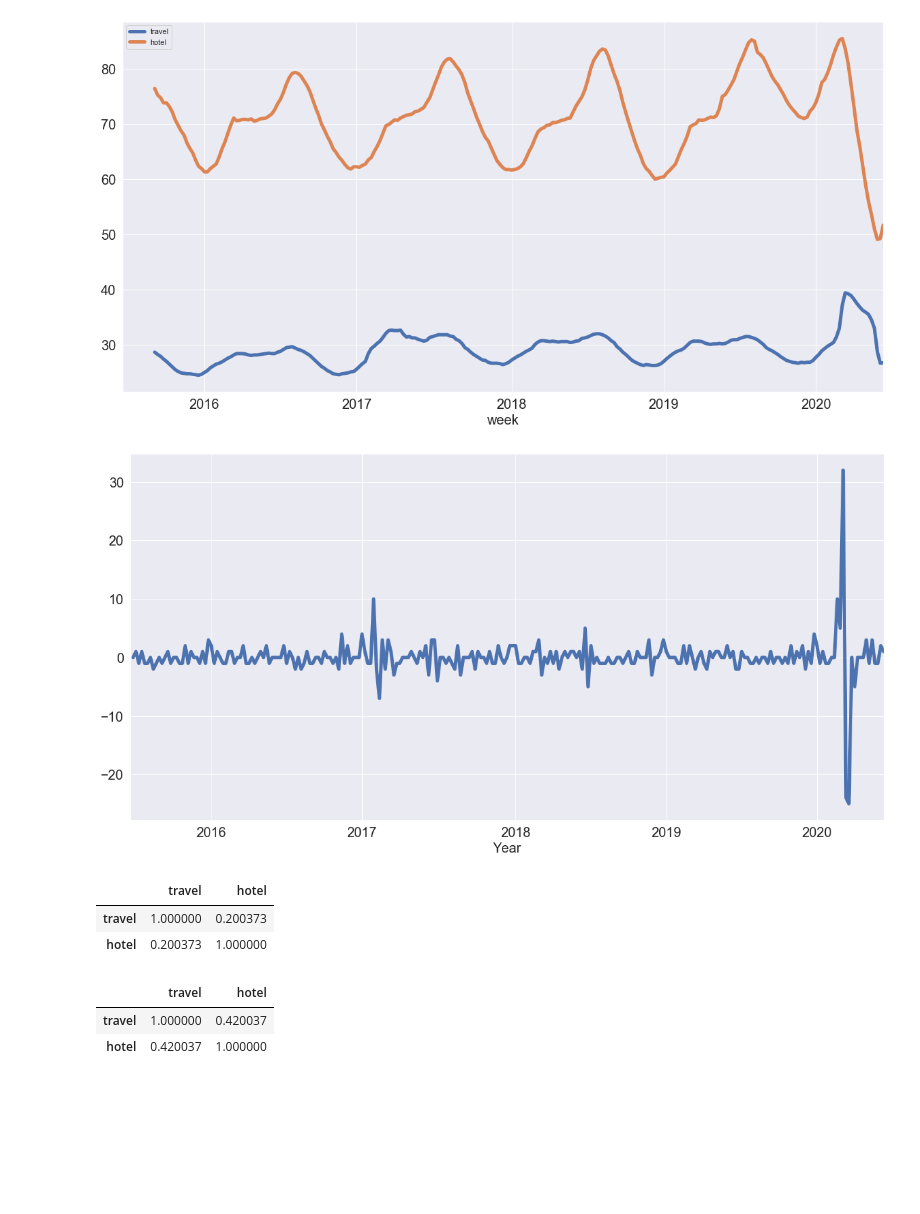
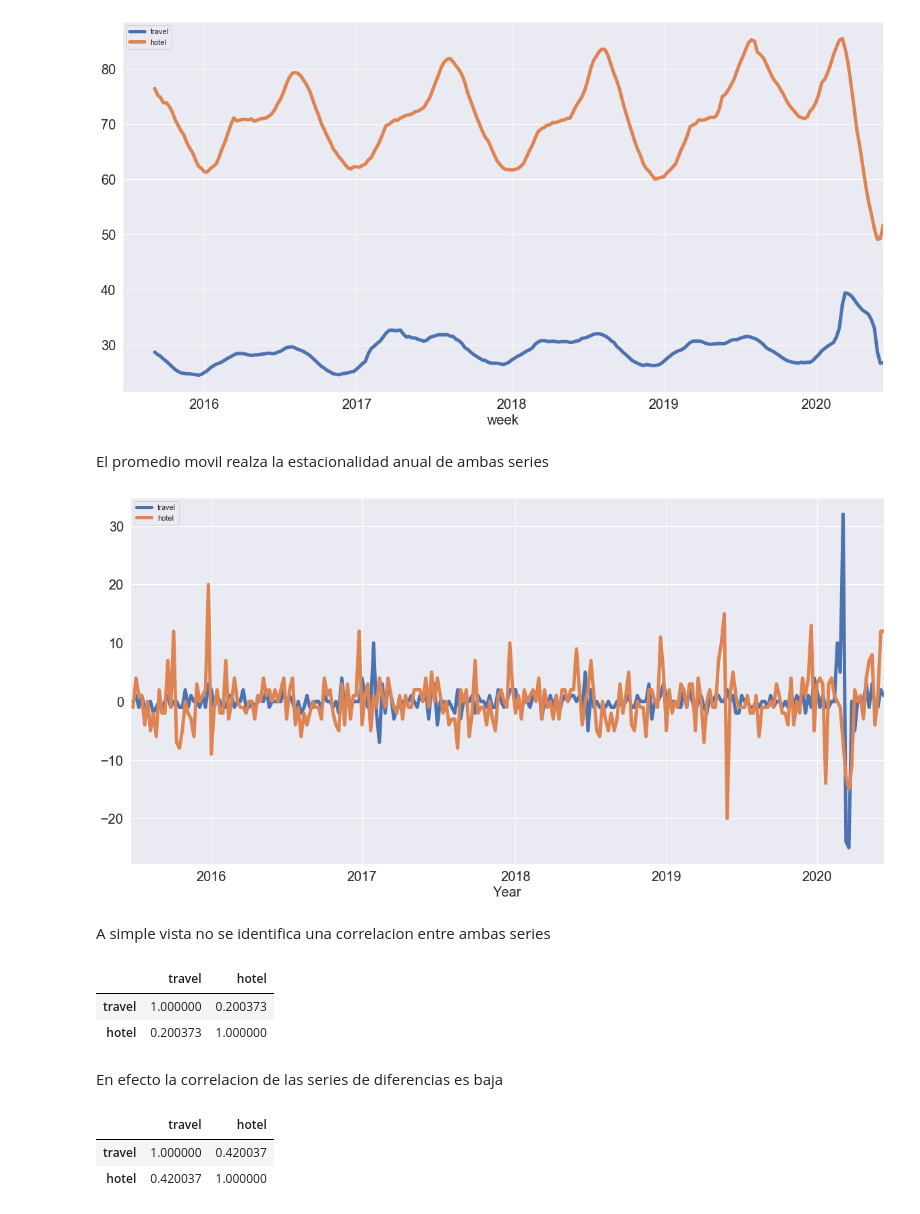
Before and after one commit to dtavera2269/AdvancedMethodsDataAnalysisClass, a Jupyter notebook: Exercises/E02-TSA.ipynb, the cells around one changed output. Drawn from its saved outputs; the diff is of its cells as text; code cells hidden in the pictures; blank space fills up the shorter version.

```diff
--- a/Exercises/E02-TSA.ipynb
+++ b/Exercises/E02-TSA.ipynb
@@ -107,17 +113,23 @@ travel.rolling(12).mean().plot(figsize=(20,10), linewidth=5, fontsize=20)
 plt.xlabel('week', fontsize=20);
 # %% [output]
 [figure]
+# %% [markdown]
+El promedio movil realza la estacionalidad anual de ambas series
 # %%
-df.travel.diff().plot(figsize=(20,10), linewidth=5, fontsize=20)
+df.diff().plot(figsize=(20,10), linewidth=5, fontsize=20)
 plt.xlabel('Year', fontsize=20);
 # %% [output]
-[figure, old version]
+[figure, new version]
+# %% [markdown]
+A simple vista no se identifica una correlacion entre ambas series
 # %%
 df.diff().corr()
 # %% [output]
 |  | travel | hotel |
 | travel | 1.000000 | 0.200373 |
 | hotel | 0.200373 | 1.000000 |
+# %% [markdown]
+En efecto la correlacion de las series de diferencias es baja
 # %%
 df.corr()
 # %% [output]
```
Also changed, not shown: parts of 5 cells of this notebook.
